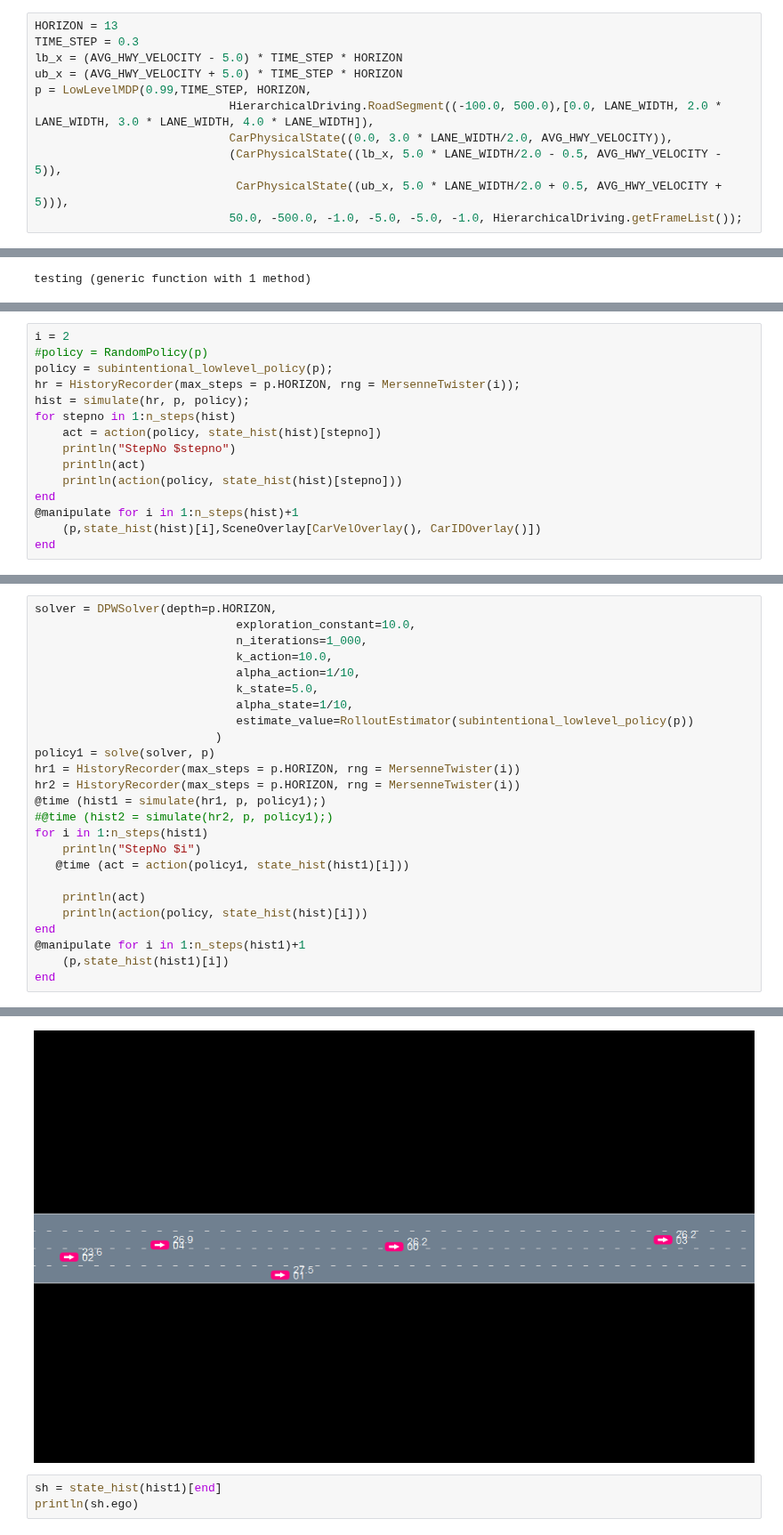
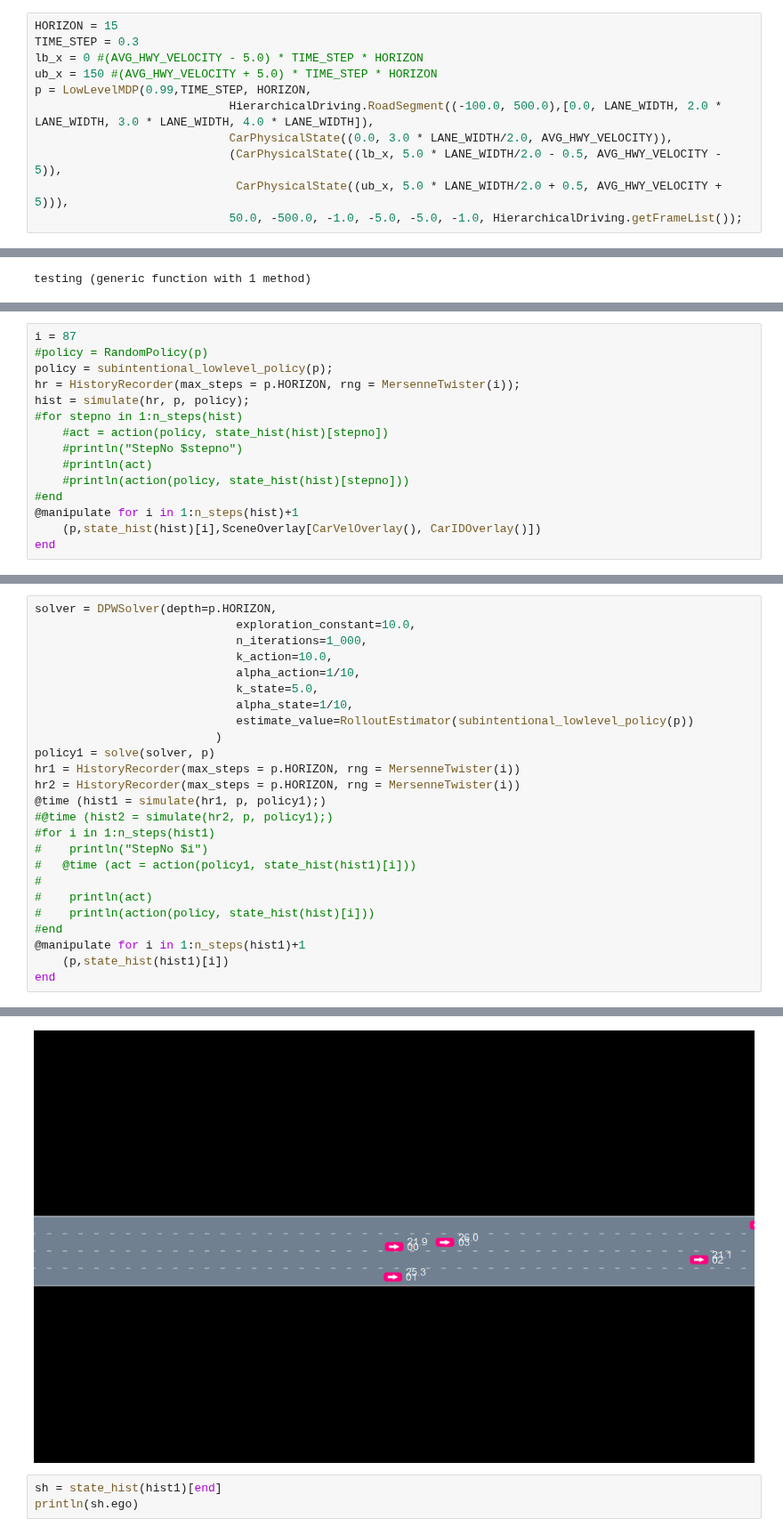
Before and after one commit to ekhlasssonu/HierarchicalDriving.jl, a Jupyter notebook: notebooks/Visualization.ipynb, the cells around one changed output, grey strips where cells are left out. Shown at 89% size. Saved outputs shown, nothing was run; the diff lists cells and outputs as text.

```diff
--- a/notebooks/Visualization.ipynb
+++ b/notebooks/Visualization.ipynb
@@ -10,10 +10,10 @@ import Base: ==, +, *, -, <, >, copy, Random, hash
 # %% [output]
 [interactive output not drawn]
 # %%
-HORIZON = 13
+HORIZON = 15
 TIME_STEP = 0.3
-lb_x = (AVG_HWY_VELOCITY - 5.0) * TIME_STEP * HORIZON
-ub_x = (AVG_HWY_VELOCITY + 5.0) * TIME_STEP * HORIZON
+lb_x = 0 #(AVG_HWY_VELOCITY - 5.0) * TIME_STEP * HORIZON
+ub_x = 150 #(AVG_HWY_VELOCITY + 5.0) * TIME_STEP * HORIZON
 p = LowLevelMDP(0.99,TIME_STEP, HORIZON,
                             HierarchicalDriving.RoadSegment((-100.0, 500.0),[0.0, LANE_WIDTH, 2.0 * LANE_WIDTH, 3.0 * LANE_WIDTH, 4.0 * LANE_WIDTH]),
                             CarPhysicalState((0.0, 3.0 * LANE_WIDTH/2.0, AVG_HWY_VELOCITY)),
@@ -87,15 +87,15 @@ Success Rate: 0.59,0.87
 # %%
-i = 2
+i = 87
 #policy = RandomPolicy(p)
 policy = subintentional_lowlevel_policy(p);
 hr = HistoryRecorder(max_steps = p.HORIZON, rng = MersenneTwister(i));
 hist = simulate(hr, p, policy);
-for stepno in 1:n_steps(hist)
-    act = action(policy, state_hist(hist)[stepno])
-    println("StepNo $stepno")
-    println(act)
-    println(action(policy, state_hist(hist)[stepno]))
-end
+#for stepno in 1:n_steps(hist)
+    #act = action(policy, state_hist(hist)[stepno])
+    #println("StepNo $stepno")
+    #println(act)
+    #println(action(policy, state_hist(hist)[stepno]))
+#end
 @manipulate for i in 1:n_steps(hist)+1
     (p,state_hist(hist)[i],SceneOverlay[CarVelOverlay(), CarIDOverlay()])
 end
@@ -134,13 +117,13 @@ hr1 = HistoryRecorder(max_steps = p.HORIZON, rng = MersenneTwister(i))
 hr2 = HistoryRecorder(max_steps = p.HORIZON, rng = MersenneTwister(i))
 @time (hist1 = simulate(hr1, p, policy1);)
 #@time (hist2 = simulate(hr2, p, policy1);)
-for i in 1:n_steps(hist1)
-    println("StepNo $i")
-   @time (act = action(policy1, state_hist(hist1)[i]))
-
-    println(act)
-    println(action(policy, state_hist(hist)[i]))
-end
+#for i in 1:n_steps(hist1)
+#    println("StepNo $i")
+#   @time (act = action(policy1, state_hist(hist1)[i]))
+#
+#    println(act)
+#    println(action(policy, state_hist(hist)[i]))
+#end
 @manipulate for i in 1:n_steps(hist1)+1
     (p,state_hist(hist1)[i])
 end
@@ -177,4 +133,4 @@ StepNo 11
-[figure, old version]
+[figure, new version]
 # %%
 sh = state_hist(hist1)[end]
 println(sh.ego)
```
Also changed, not shown: parts of 3 cells of this notebook, 22 other files.
